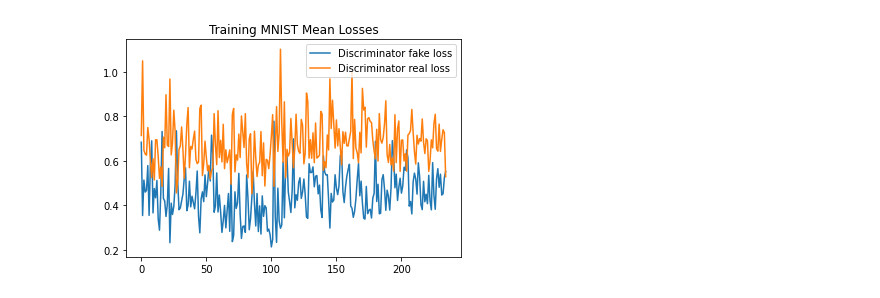
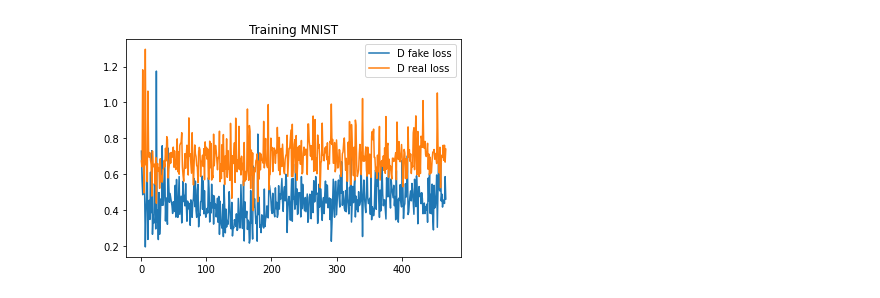
Before and after one commit to BongNT/GAN, a Jupyter notebook: GAN.ipynb, the cells around one changed output. Drawn from its saved outputs; the diff is of its cells as text; code cells hidden in the pictures.

```diff
--- a/GAN.ipynb
+++ b/GAN.ipynb
@@ -191,29 +210,29 @@ Epoch [   50/   50] | d_loss: 1.1787 | g_loss: 1.2828
 # %%
 def show_D_training_loss():
   if dataset =="MNIST":
     with open('train_MNIST_d_fake_losses.pkl', 'rb') as file:
         d_fake_losses = pickle.load(file)
     with open('train_MNIST_d_real_losses.pkl', 'rb') as file:
         d_real_losses = pickle.load(file)
   else:
     with open('train_FashionMNIST_d_fake_losses.pkl', 'rb') as file:
         d_fake_losses = pickle.load(file)
     with open('train_FashionMNIST_d_real_losses.pkl', 'rb') as file:
         d_real_losses = pickle.load(file)
   fig, ax = plt.subplots()
 
-  plt.plot(d_fake_losses[::400], label='D fake loss')
-  plt.plot(d_real_losses[::400], label='D real loss')
+  plt.plot(d_fake_losses[::100], label='D fake loss')
+  plt.plot(d_real_losses[::100], label='D real loss')
   if dataset =="MNIST":
     plt.title("Training MNIST")
   else:
     plt.title("Training FashionMNIST")
   plt.legend()
   plt.show()
 
-show_training_loss()
+show_D_training_loss()
 # %% [output]
-[figure, old version]
+[figure, new version]
 # %%
 def show_training_loss():
   if dataset =="MNIST":
```
Also changed, not shown: parts of 8 cells of this notebook, 1 other file.
